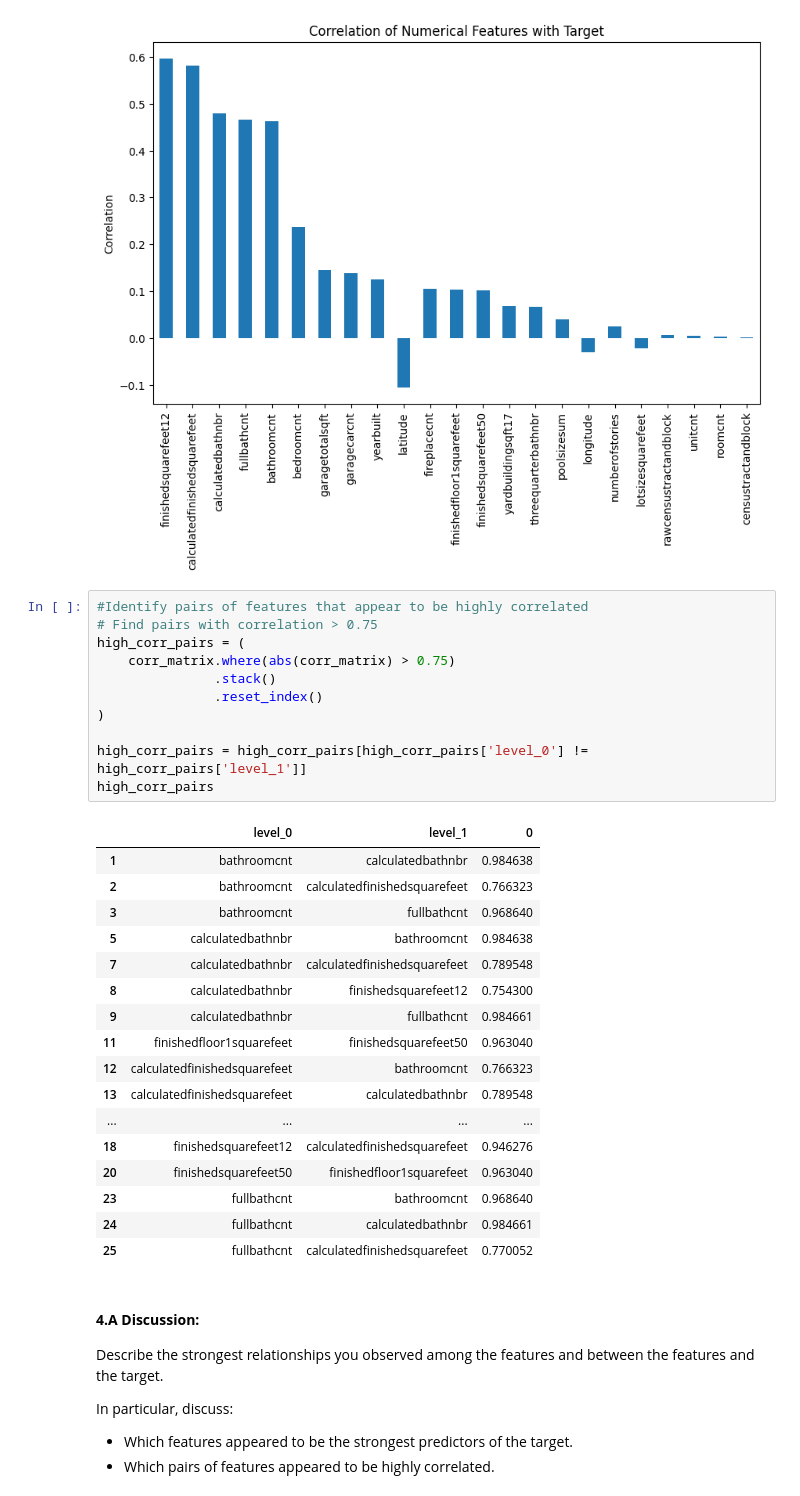
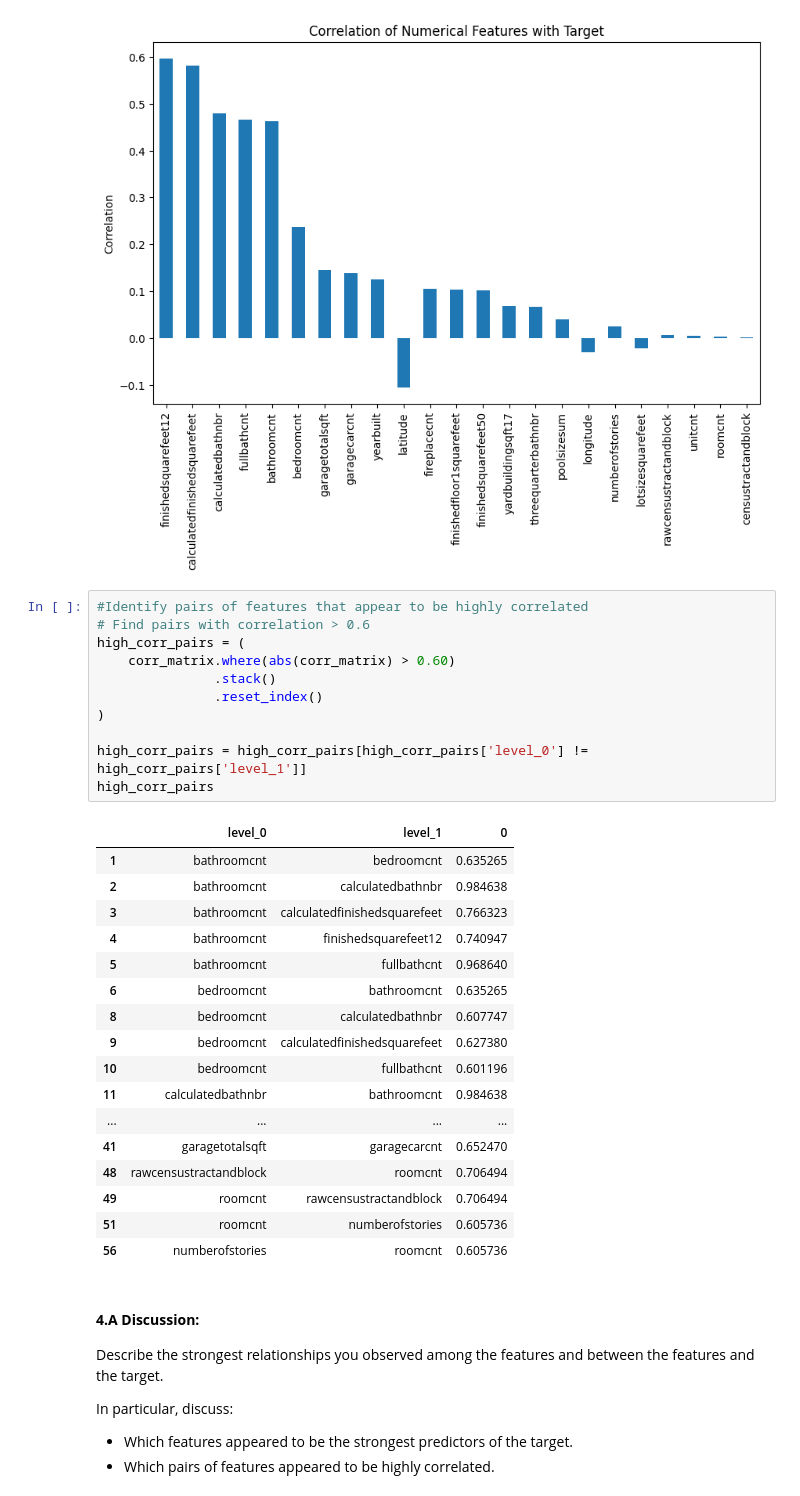
Before and after one commit to Jbaner/Module-3-Assignments, a Jupyter notebook: Milestone_01.ipynb, the cells around one changed output. Cells and saved outputs as stored; diff of their text form.

```diff
--- a/Milestone_01.ipynb
+++ b/Milestone_01.ipynb
@@ -923,33 +941,33 @@ censustractandblock                      1.000000
 [figure]
 # %%
 #Identify pairs of features that appear to be highly correlated
-# Find pairs with correlation > 0.75
+# Find pairs with correlation > 0.6
 high_corr_pairs = (
-    corr_matrix.where(abs(corr_matrix) > 0.75)
+    corr_matrix.where(abs(corr_matrix) > 0.60)
                .stack()
                .reset_index()
 )
 
 high_corr_pairs = high_corr_pairs[high_corr_pairs['level_0'] != high_corr_pairs['level_1']]
 high_corr_pairs
 # %% [output]
 |  | level_0 | level_1 | 0 |
-| 1 | bathroomcnt | calculatedbathnbr | 0.984638 |
-| 2 | bathroomcnt | calculatedfinishedsquarefeet | 0.766323 |
-| 3 | bathroomcnt | fullbathcnt | 0.968640 |
-| 5 | calculatedbathnbr | bathroomcnt | 0.984638 |
-| 7 | calculatedbathnbr | calculatedfinishedsquarefeet | 0.789548 |
-| 8 | calculatedbathnbr | finishedsquarefeet12 | 0.754300 |
-| 9 | calculatedbathnbr | fullbathcnt | 0.984661 |
-| 11 | finishedfloor1squarefeet | finishedsquarefeet50 | 0.963040 |
-| 12 | calculatedfinishedsquarefeet | bathroomcnt | 0.766323 |
-| 13 | calculatedfinishedsquarefeet | calculatedbathnbr | 0.789548 |
+| 1 | bathroomcnt | bedroomcnt | 0.635265 |
+| 2 | bathroomcnt | calculatedbathnbr | 0.984638 |
+| 3 | bathroomcnt | calculatedfinishedsquarefeet | 0.766323 |
+| 4 | bathroomcnt | finishedsquarefeet12 | 0.740947 |
+| 5 | bathroomcnt | fullbathcnt | 0.968640 |
+| 6 | bedroomcnt | bathroomcnt | 0.635265 |
+| 8 | bedroomcnt | calculatedbathnbr | 0.607747 |
+| 9 | bedroomcnt | calculatedfinishedsquarefeet | 0.627380 |
+| 10 | bedroomcnt | fullbathcnt | 0.601196 |
+| 11 | calculatedbathnbr | bathroomcnt | 0.984638 |
 | ... | ... | ... | ... |
-| 18 | finishedsquarefeet12 | calculatedfinishedsquarefeet | 0.946276 |
-| 20 | finishedsquarefeet50 | finishedfloor1squarefeet | 0.963040 |
-| 23 | fullbathcnt | bathroomcnt | 0.968640 |
-| 24 | fullbathcnt | calculatedbathnbr | 0.984661 |
-| 25 | fullbathcnt | calculatedfinishedsquarefeet | 0.770052 |
+| 41 | garagetotalsqft | garagecarcnt | 0.652470 |
+| 48 | rawcensustractandblock | roomcnt | 0.706494 |
+| 49 | roomcnt | rawcensustractandblock | 0.706494 |
+| 51 | roomcnt | numberofstories | 0.605736 |
+| 56 | numberofstories | roomcnt | 0.605736 |
 # %% [markdown]
 #### **4.A Discussion:**
 
```
Also changed, not shown: parts of 8 cells of this notebook.
